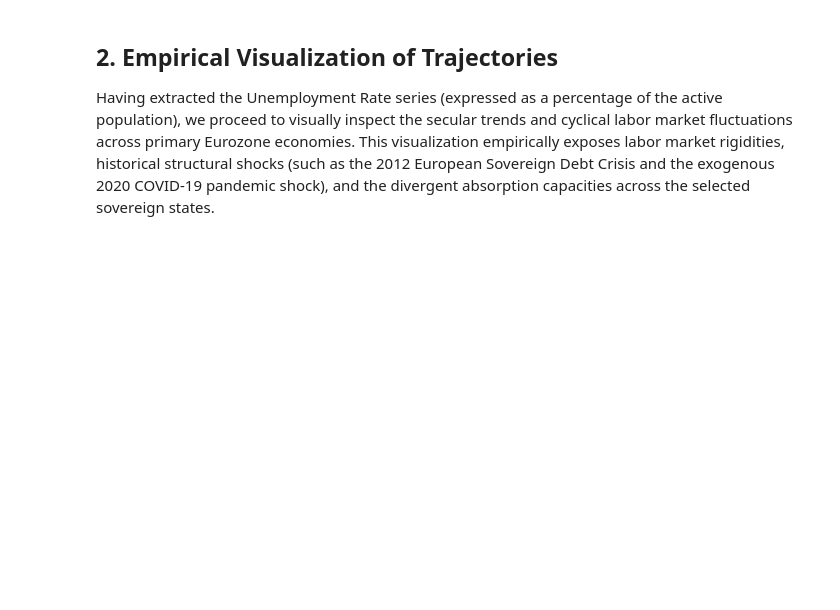
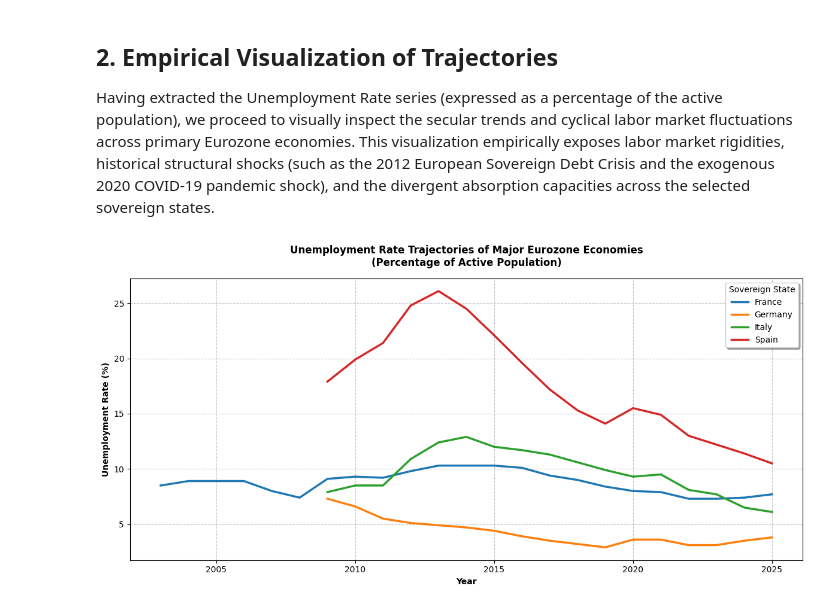
Before and after one commit to alessiofelici01-art/QuantFin, a Jupyter notebook: Marcoeconomics/Unemployment.ipynb, the cells around one changed output. Saved outputs shown, nothing was run; the diff lists cells and outputs as text; code cells hidden in the pictures; blank space fills up the shorter version.

```diff
--- a/Marcoeconomics/Unemployment.ipynb
+++ b/Marcoeconomics/Unemployment.ipynb
@@ -74,32 +81,34 @@ Having extracted the Unemployment Rate series (expressed as a percentage of the
 # %%
 # Data Visualization: Time Series
 
 # 1. Convert the SQL result into a Pandas DataFrame
 df = processed_unemployment.DataFrame()
 
 # 2. Pivot the DataFrame to index by 'year' and map columns to countries for the Total Rate
-df_ts = df.pivot(index='year', columns='country', values='Total_Rate')
+df_ts = df.pivot(index='fiscal_year', columns='sovereign_state', values='aggregate_unemployment_rate')
 
 fig, ax = plt.subplots(figsize=(12, 6))
 
 # Plot the time series trajectory for each sovereign state
 for country in df_ts.columns:
     ax.plot(df_ts.index, df_ts[country], linewidth=2.5, label=country)
 
 # Formatting the axes and title for academic presentation
 ax.set_title('Unemployment Rate Trajectories of Major Eurozone Economies\n(Percentage of Active Population)', fontweight='bold', pad=15)
 ax.set_xlabel('Year', fontweight='bold')
 ax.set_ylabel('Unemployment Rate (%)', fontweight='bold')
 
 # Enhance grid readability
 ax.grid(True, linestyle='--', alpha=0.7)
 
 # Add legend
 ax.legend(title='Sovereign State', loc='upper right', frameon=True, shadow=True)
 
 # Tight layout for export readiness
 plt.tight_layout()
 plt.show()
+# %% [output]
+[figure, added]
 # %%
 import numpy as np
 
```
Also changed, not shown: parts of 4 cells of this notebook.
